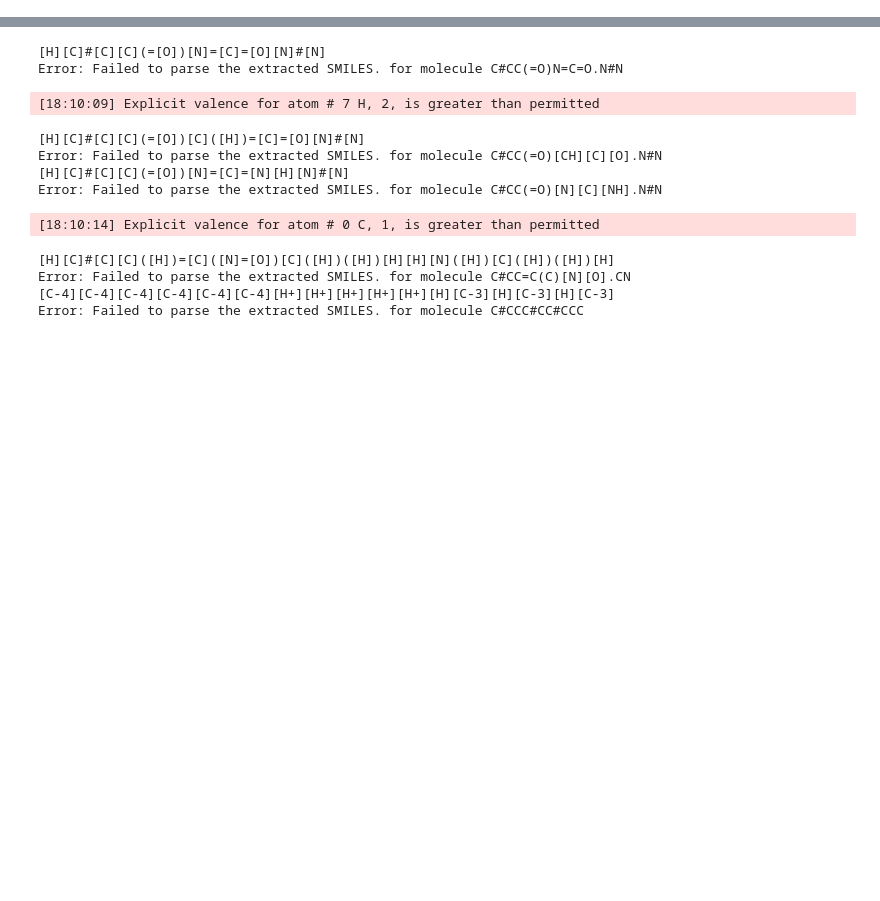
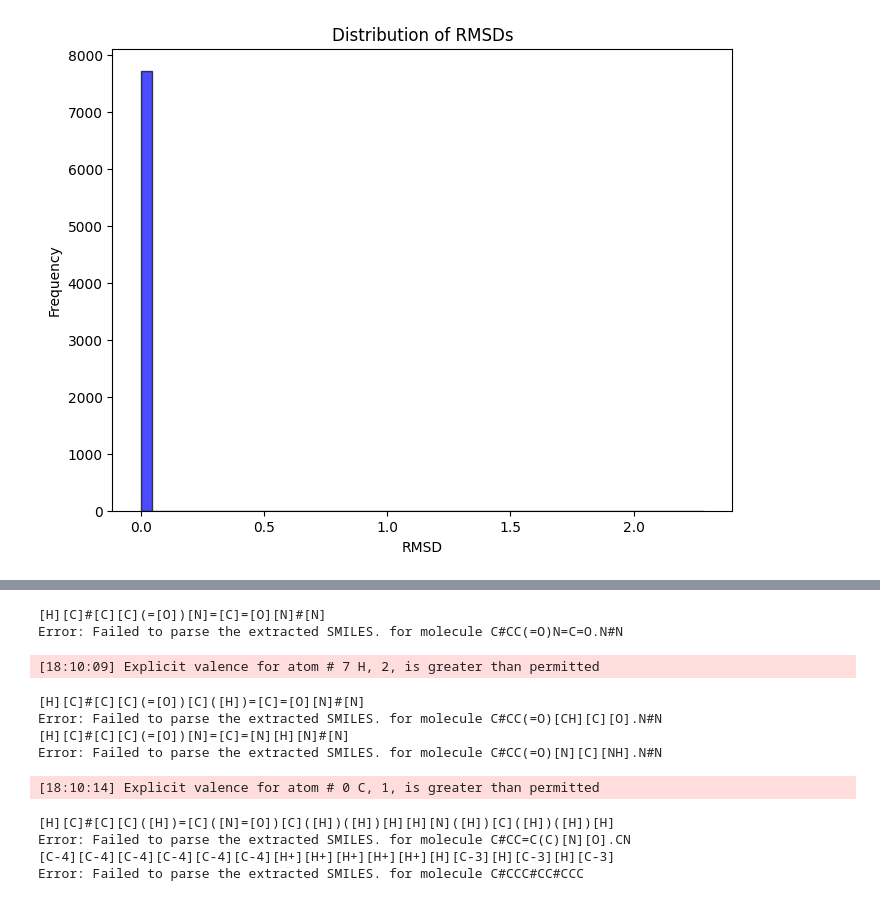
Before and after one commit to YerevaNN/3DMolGen, a Jupyter notebook: molgen3D/data_processing/statistics_comparison.ipynb, the cells around one changed output, grey strips where cells are left out. Drawn from its saved outputs; the diff is of its cells as text; code cells hidden in the pictures; blank space fills up the shorter version.

Commit message:
refine working with molecules

```diff
--- a/molgen3D/data_processing/statistics_comparison.ipynb
+++ b/molgen3D/data_processing/statistics_comparison.ipynb
@@ -24,13 +24,14 @@ decoding_func_selector = {
     "spherical": parse_molecule_with_spherical_coordinates
 }
 
-def validate(raw_path, dest_folder_path, indices_path, embedding_type, limit, precision):
+def validate(raw_path, embedding_type, limit, precision, single = False, cur_id = -1): #dest_folder_path, indices_path,
     partitions = ["qm9"]
     rmsds = []
     embedding_function = embedding_func_selector[embedding_type]
     decoding_function = decoding_func_selector[embedding_type]
     writer = Chem.SDWriter("special_mol.sdf")
     writer1 = Chem.SDWriter("special-rec.sdf")
+    writer_error = Chem.SDWriter("error.sdf")
 
     for partition in partitions:
         # dest_path = osp.join(dest_folder_path, partition.upper())
@@ -50,6 +51,8 @@ def validate(raw_path, dest_folder_path, indices_path, embedding_type, limit, pr
                 break
             mol_pickle = load_pkl(os.path.join(raw_path, mol_dict["pickle_path"]))
             confs = mol_pickle["conformers"]
+            if single and id != cur_id:
+                continue
             try:
                 for conf in confs:
                     mol, geom_id = conf["rd_mol"], conf["geom_id"]
@@ -72,18 +75,20 @@ def validate(raw_path, dest_folder_path, indices_path, embedding_type, limit, pr
                     rmsd = AllChem.GetBestRMS(mol, mol1)
                     rmsds.append(rmsd)
                     if rmsd > 1:
-                        writer.write(mol)
-                        writer1.write(mol1)
-                    #     log.info(canonical_smiles)
-                    #     log.info(len(confs))
-                        log.info(id)
+                        # writer.write(mol)
+                        # writer1.write(mol1)
+                        # log.info(canonical_smiles)
+                        # log.info(len(confs))
+                        # log.info(id)
                         log.info(rmsd)
 
             except Exception as e:
-                log.error(f"Error: {e} for molecule {mol_id}")
+                log.error(f"Error: {e} for molecule {canonical_smiles}, id {id}")
+                writer_error.write(mol)
 
     writer.close()
     writer1.close()
+    writer_error.close()
 
     rmsds = np.array(rmsds)
     return rmsds
@@ -101,6 +106,7 @@ def stat_log(rmsds):
     plt.ylabel("Frequency")
     plt.title("Distribution of RMSDs")
     plt.show()
+    print(np.sort(rmsds)[::-1])
 # %%
 import numpy as np
 
@@ -124,0 +143,15 @@ stat_log(np.sort(rmsds)[:-1])
+# %%
+import numpy as np
+
+# Parameters for preprocessing
+raw_path = "/mnt/sxtn2/chem/GEOM_data/rdkit_folder"
+# dest_folder_path = "geom"
+# os.makedirs(dest_folder_path, exist_ok=True)
+# indices_path = "/mnt/sxtn2/chem/GEOM_data/et_flow_indice/"
+embedding_type = "spherical"
+limit = 1000
+
+# rmsds = validate(raw_path, embedding_type, limit, precision=4, single=True, cur_id=994) # dest_folder_path, indices_path
+rmsds = validate(raw_path, embedding_type, limit, precision=4)
+stat_log(rmsds)
+# %% [output]
@@ -125,3 +175,4 @@ stat_log(np.sort(rmsds)[:-1])
+[figure, added]
 # %%
 # Parameters for preprocessing
 raw_path = "/mnt/sxtn2/chem/GEOM_data/rdkit_folder"
```
Also changed, not shown: parts of 4 cells of this notebook, 1 other file.
